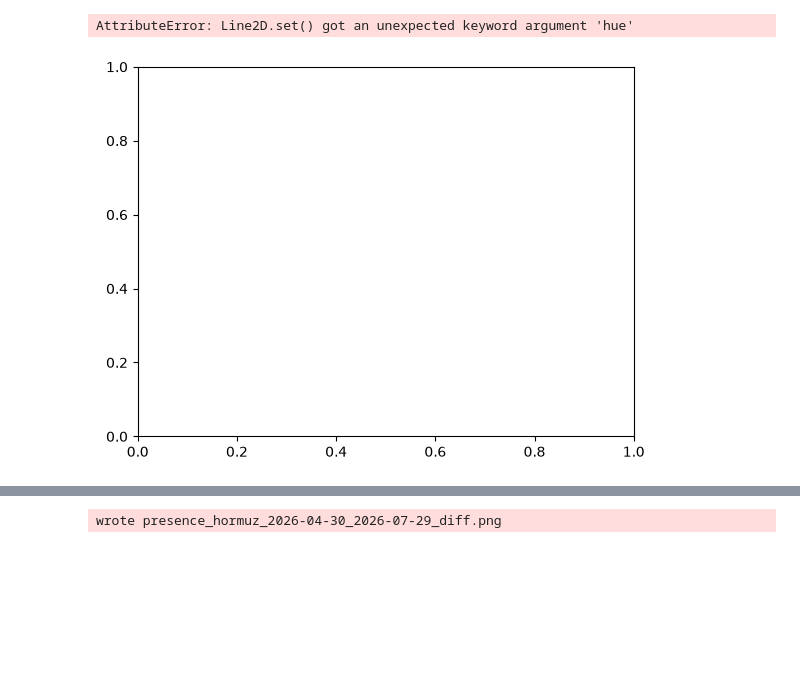
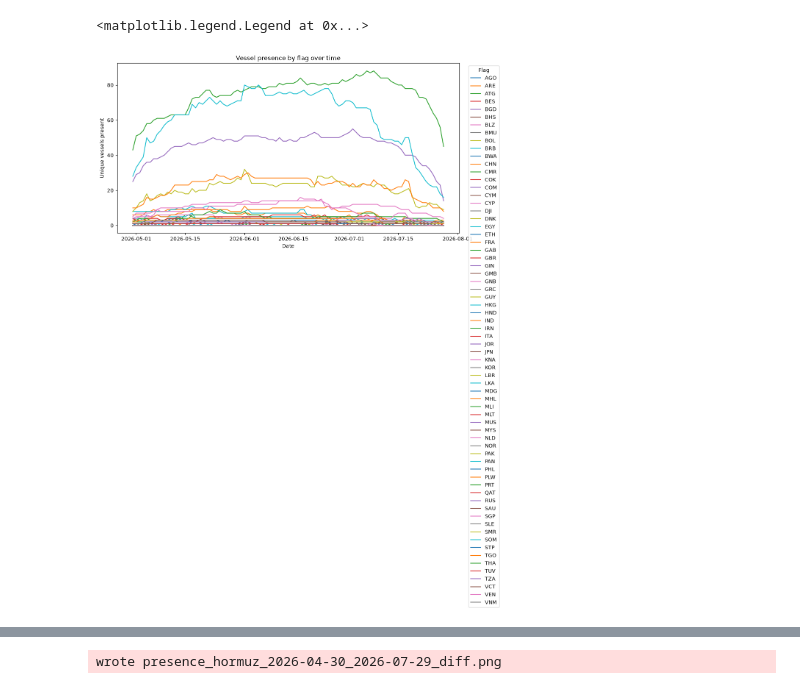
Before and after one commit to nanosnek/strait-of-hormuz-analyzed, a Jupyter notebook: EDA.ipynb, the cells around one changed output, grey strips where cells are left out. Cells and saved outputs as stored; diff of their text form; code cells hidden in the pictures; blank space fills up the shorter version.

Commit message:
Additions to mapping.py, exploritory data analysis (in EDA file)

```diff
--- a/EDA.ipynb
+++ b/EDA.ipynb
@@ -15,7 +15,8 @@ from shapely.geometry import Point, Polygon
 import matplotlib.pyplot as plt
 import seaborn as sns
 # %%
-presence_90 = pd.read_csv('presence_hormuz_2026-04-30_2026-07-29.csv')
+presence_90 = pd.read_csv('presence_hormuz_2026-04-30_2026-07-29.csv',
+                          parse_dates=["entry_timestamp", "exit_timestamp"],)
 presence_peaceful = pd.read_csv('peacetime_hormuz_2022-01-01_2022-12-31.csv')
 snap = pd.read_csv('snapshot_hormuz_20260803T050455Z.csv')
 presence_90.head()
@@ -29,7 +164,37 @@ presence_90.head()
 # %%
-# returns a graph of the flag counts by time stamp for the presence_90 dataset
-flag_grouped = presence_90.groupby(['flag', 'entry_timestamp', 'exit_timestamp']).size().reset_index(name='count')
-flag_grouped.plot(x='entry_timestamp', y='count', kind='line', hue='flag', title='Presence 90 Days by Flag')
+# Create a DataFrame with one row per vessel per day of presence
+rows = []
+for _, row in presence_90.iterrows():
+    active_days = pd.date_range(
+        row["entry_timestamp"].floor("D"),
+        row["exit_timestamp"].floor("D"),
+        freq="D",
+    )
+    rows.append(
+        pd.DataFrame({
+            "date": active_days,
+            "flag": row["flag"],
+            "vessel_id": row["vessel_id"],
+        })
+    )
+
+presence = pd.concat(rows, ignore_index=True)
+presence = presence.drop_duplicates(["date", "flag", "vessel_id"])
+counts = (
+    presence.groupby(["date", "flag"])["vessel_id"]
+            .nunique()
+            .unstack(fill_value=0)
+)
+
+# Plot the counts of unique vessels by flag over time
+plt.figure(figsize=(12, 6))
+for flag in counts.columns:
+    plt.plot(counts.index, counts[flag], label=flag)
+
+plt.xlabel("Date")
+plt.ylabel("Unique vessels present")
+plt.title("Vessel presence by flag over time ")
+plt.legend(title="Flag", bbox_to_anchor=(1.02, 1), loc="upper left")
 # %% [output]
-AttributeError: Line2D.set() got an unexpected keyword argument 'hue'
+<matplotlib.legend.Legend at 0x...>
-[figure, old version]
+[figure, new version]
```
Also changed, not shown: parts of 16 cells of this notebook, 2 other files.
